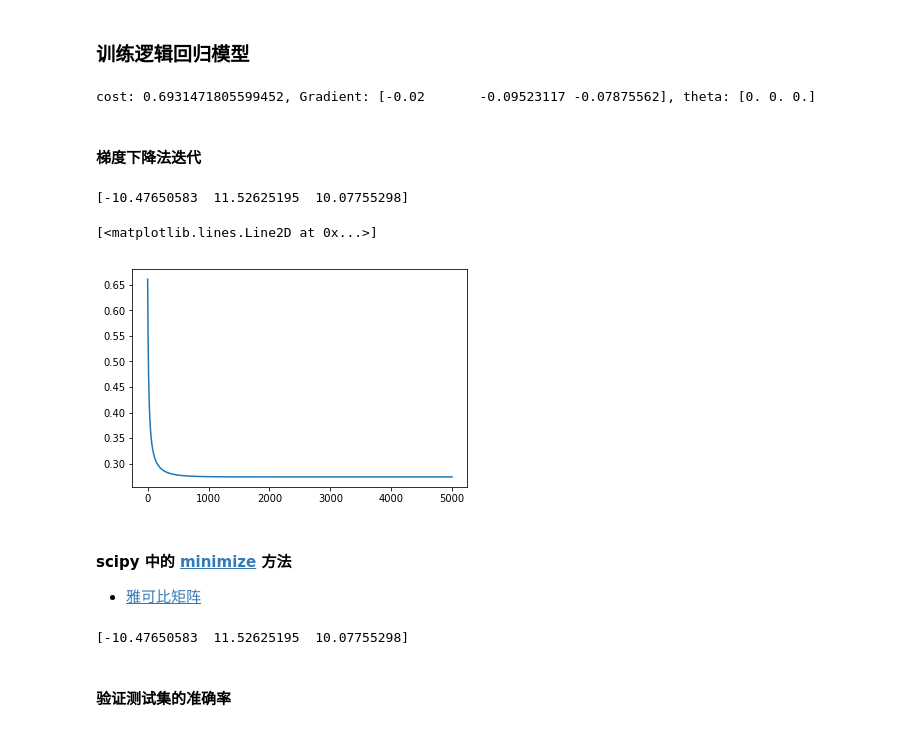
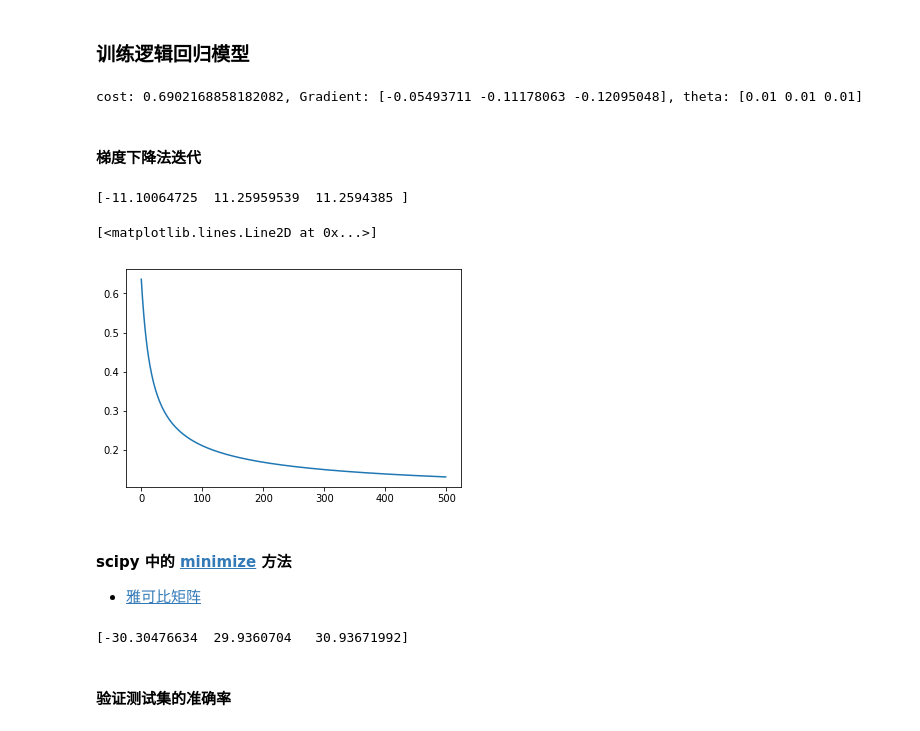
Before and after one commit to TapasTech/EasyShare-ML, a Jupyter notebook: Logistic-Regression.ipynb, the cells around one changed output. Saved outputs shown, nothing was run; the diff lists cells and outputs as text; code cells hidden in the pictures.

```diff
--- a/Logistic-Regression.ipynb
+++ b/Logistic-Regression.ipynb
@@ -100,12 +121,12 @@ def costGradient(theta, X, y):
 ### 训练逻辑回归模型
 # %%
 # theta_init = np.random.random(X.shape[1])
-theta_init = np.zeros(X.shape[1])
+theta_init = np.ones(X.shape[1]) * 0.01
 cost = computeCost(theta_init, X, y)
 grad = costGradient(theta_init, X, y)
 print('cost: %s, Gradient: %s, theta: %s' %(cost, grad, theta_init))
 # %% [output]
-cost: 0.6931471805599452, Gradient: [-0.02       -0.09523117 -0.07875562], theta: [0. 0. 0.]
+cost: 0.6902168858182082, Gradient: [-0.05493711 -0.11178063 -0.12095048], theta: [0.01 0.01 0.01]
 # %% [markdown]
 #### 梯度下降法迭代
 # %%
@@ -121,14 +142,14 @@ def gradientDescent(X, y, theta, alpha, num_iters):
     return (theta, J_history, theta_history)
 # %%
 alpha = 300
-num_iters = 5000
+num_iters = 500
 theta_gd, J_history, theta_history = gradientDescent(X, y, theta_init, alpha, num_iters)
 print(theta_gd)
 plt.plot(J_history)
 # %% [output]
-[-10.47650583  11.52625195  10.07755298]
+[-11.10064725  11.25959539  11.2594385 ]
 [<matplotlib.lines.Line2D at 0x...>]
-[figure, old version]
+[figure, new version]
 # %% [markdown]
 #### scipy 中的 [minimize](https://docs.scipy.org/doc/scipy-0.19.0/reference/generated/scipy.optimize.minimize.html) 方法
 - [雅可比矩阵](https://zh.wikipedia.org/wiki/%E9%9B%85%E5%8F%AF%E6%AF%94%E7%9F%A9%E9%98%B5)
@@ -137,7 +158,7 @@ res = minimize(computeCost, theta_init, args=(X,y), method=None, jac=costGradien
 theta_scipy = res.x
 print(theta_scipy)
 # %% [output]
-[-10.47650583  11.52625195  10.07755298]
+[-30.30476634  29.9360704   30.93671992]
 # %% [markdown]
 #### 验证测试集的准确率
 # %% [markdown]
```
Also changed, not shown: parts of 14 cells of this notebook, 7 other files.
